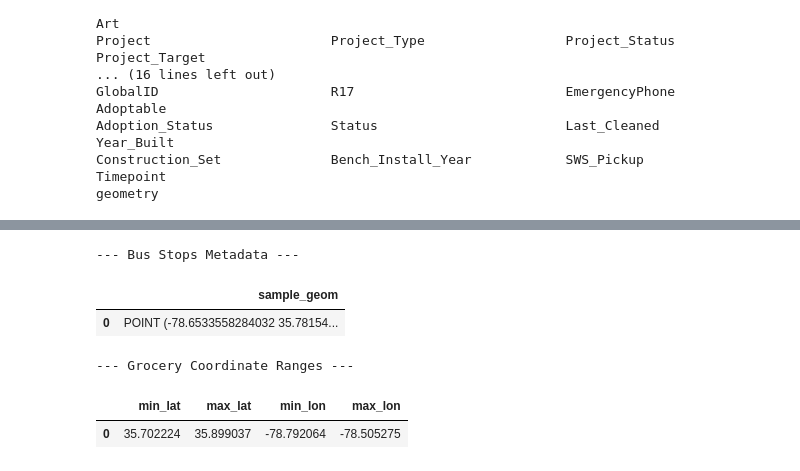
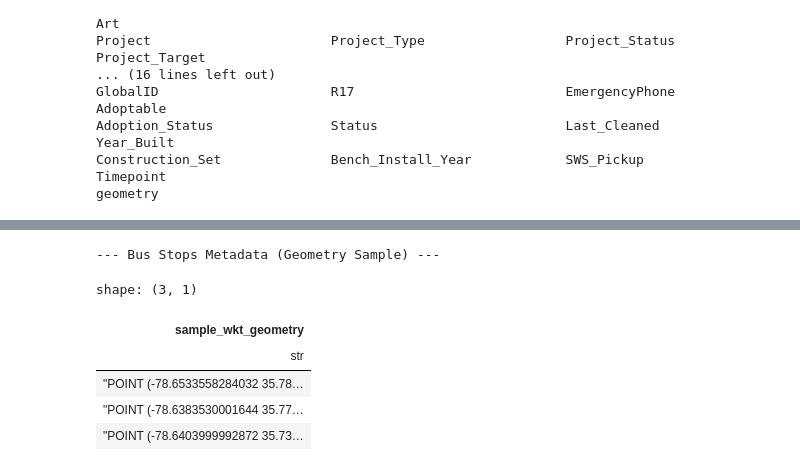
Before and after one commit to markAndrewRay/triangle-spatial-data-engine, a Jupyter notebook: projects/01_food_desert_transit/sandbox.ipynb, the cells around one changed output, grey strips where cells are left out. Saved outputs shown, nothing was run; the diff lists cells and outputs as text; code cells hidden in the pictures.

```diff
--- a/projects/01_food_desert_transit/sandbox.ipynb
+++ b/projects/01_food_desert_transit/sandbox.ipynb
@@ -1,16 +1,21 @@
 # %%
 import duckdb
-import os
+from pathlib import Path
 
-# 1. Identify the Project Root (finds 'triangle-spatial-data-engine' folder)
-# This makes paths robust across different environments
-root = os.path.abspath(os.path.join(os.getcwd(), "../../")) # Adjust based on notebook location
-db_path = os.path.join(root, "data/triangle_engine.db")
+# 1. Robust Project Root Discovery
+# Looks for the unique folder name of your repo
+def get_project_root(target_name="triangle-spatial-data-engine"):
+    for parent in Path.cwd().parents:
+        if parent.name == target_name:
+            return parent
+    return Path.cwd() # Fallback to current dir
 
-# 2. Connect to the Single Source of Truth
-con = duckdb.connect(db_path)
+root = get_project_root()
+db_path = root / "data" / "triangle_engine.db"
 
-# 3. Standard Spatial Setup
+# 2. Connect & Initialize Spatial
+# Using a context manager or persistent connection
+con = duckdb.connect(str(db_path))
 con.execute("INSTALL spatial; LOAD spatial;")
 
 print(f"Engine Connected: {db_path}")
@@ -167,21 +162,17 @@ con.execute(f"""
 # %%
-# 1. Check Bus Stops (Bronze)
-print("--- Bus Stops Metadata ---")
-display(con.execute(f"SELECT ST_AsText(geometry) as sample_geom FROM '{bronze_dir}/bus_stops.parquet' LIMIT 1").df())
-
-# 2. Check Grocery (Bronze)
-# Since this is raw OSM, we check the lat/lon values directly
-print("\n--- Grocery Coordinate Ranges ---")
-display(con.execute(f"""
+# Inspect bus stop geometry sample
+print("--- Bus Stops Metadata (Geometry Sample) ---")
+con.execute("""
     SELECT
-        MIN(lat) as min_lat, MAX(lat) as max_lat,
-        MIN(lon) as min_lon, MAX(lon) as max_lon
-    FROM '{bronze_dir}/grocery_stores.parquet'
-""").df())
+        ST_AsText(geometry) AS sample_wkt_geometry
+    FROM bus_stops
+    LIMIT 3
+""").pl()
 # %% [output]
---- Bus Stops Metadata ---
+--- Bus Stops Metadata (Geometry Sample) ---
+shape: (3, 1)
-|  | sample_geom |
-| 0 | POINT (-78.6533558284032 35.78154... |
+| sample_wkt_geometry |
+| str |
+| "POINT (-78.6533558284032 35.78… |
+| "POINT (-78.6383530001644 35.77… |
+| "POINT (-78.6403999992872 35.73… |
---- Grocery Coordinate Ranges ---
-|  | min_lat | max_lat | min_lon | max_lon |
-| 0 | 35.702224 | 35.899037 | -78.792064 | -78.505275 |
```
Also changed, not shown: parts of 23 cells of this notebook, 3 other files.
